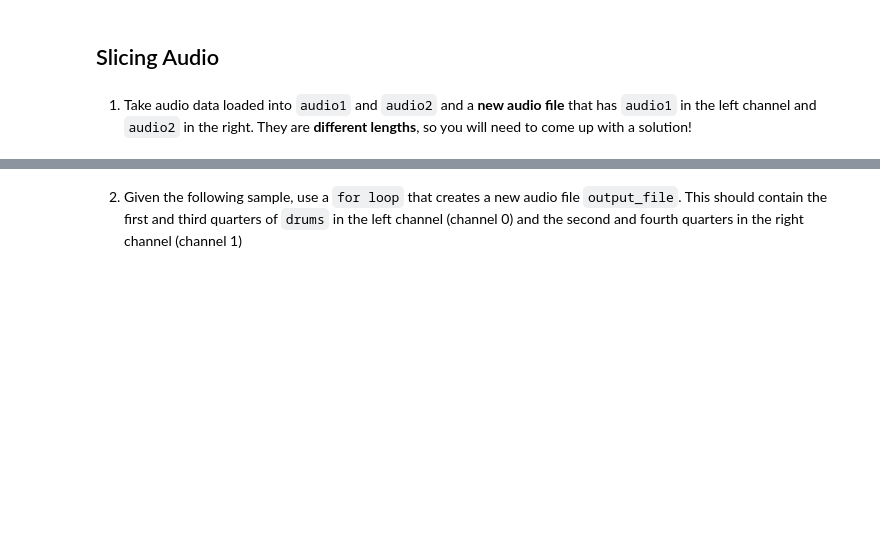
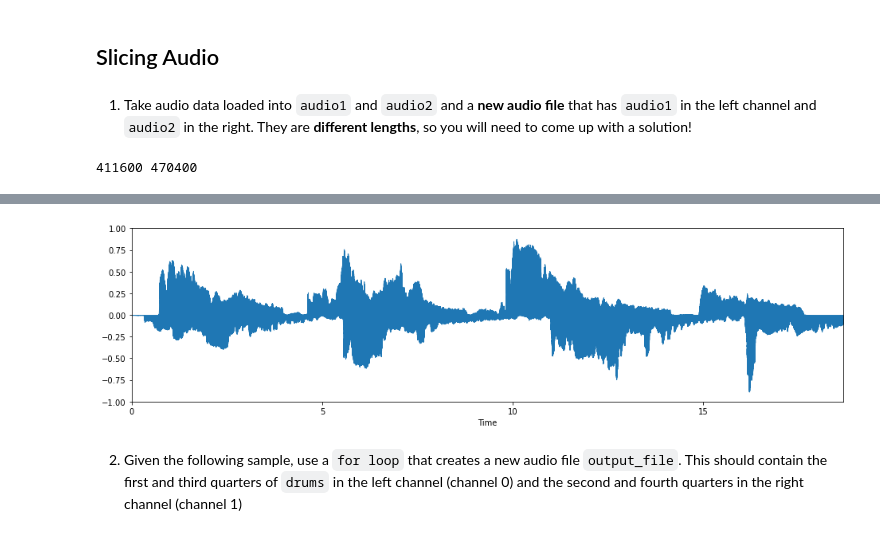
Before and after one commit to Yifan-FENG/test, a Jupyter notebook: Week-4/STEM-4-C-Week-4-Task-Partial-Solutions.ipynb, the cells around one changed output, grey strips where cells are left out. Saved outputs shown, nothing was run; the diff lists cells and outputs as text; code cells hidden in the pictures; blank space fills up the shorter version.

```diff
--- a/Week-4/STEM-4-C-Week-4-Task-Partial-Solutions.ipynb
+++ b/Week-4/STEM-4-C-Week-4-Task-Partial-Solutions.ipynb
@@ -24,6 +24,8 @@ audio2 = librosa.load('../audio/gospel2.wav')[0]
 print(len(audio1), len(audio2))
 
 #Your code here
-output_file = []
+output_file = [audio1, audio2[:len(audio1)]]
 
 show_audio(output_file)
+# %% [output]
+411600 470400
@@ -30,3 +33,4 @@ show_audio(output_file)
+[figure, added]
 # %% [markdown]
 2. Given the following sample, use a `for loop` that creates a new audio file `output_file`. This should contain the first and third quarters of `drums` in the left channel (channel 0) and the second and fourth quarters in the right channel (channel 1)
 # %%
```
Also changed, not shown: parts of 5 cells of this notebook, 2 other files.
